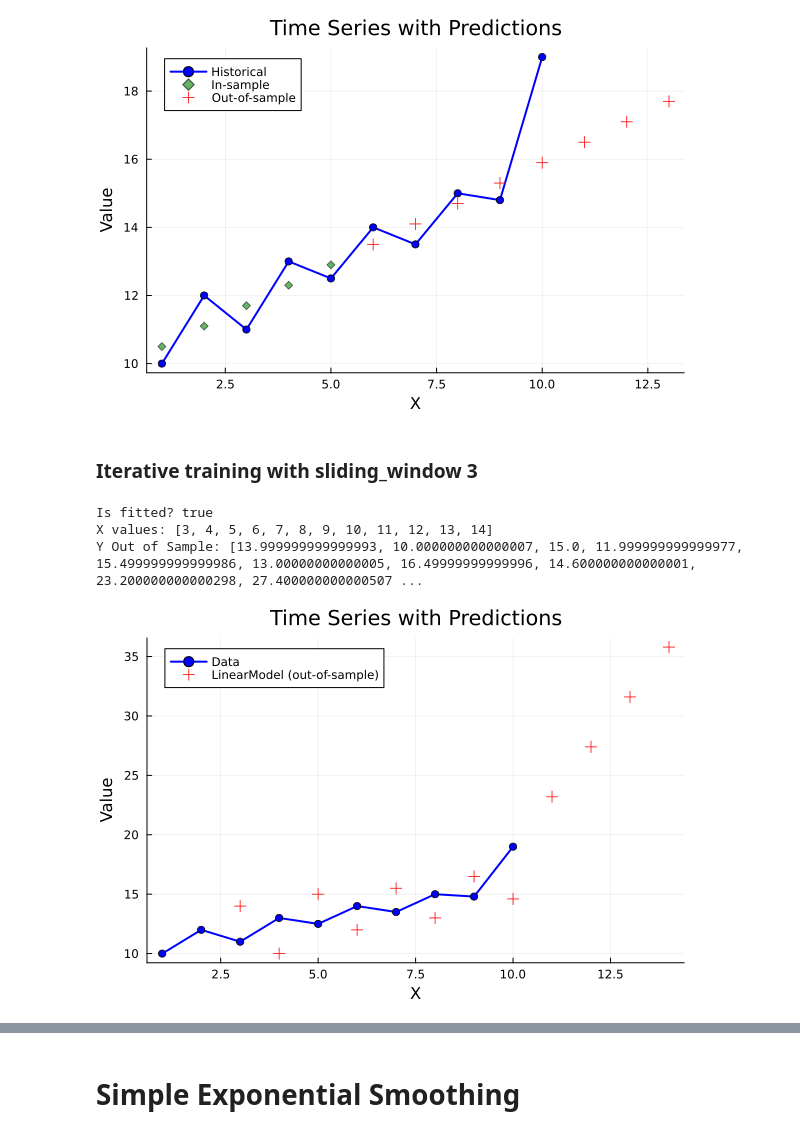
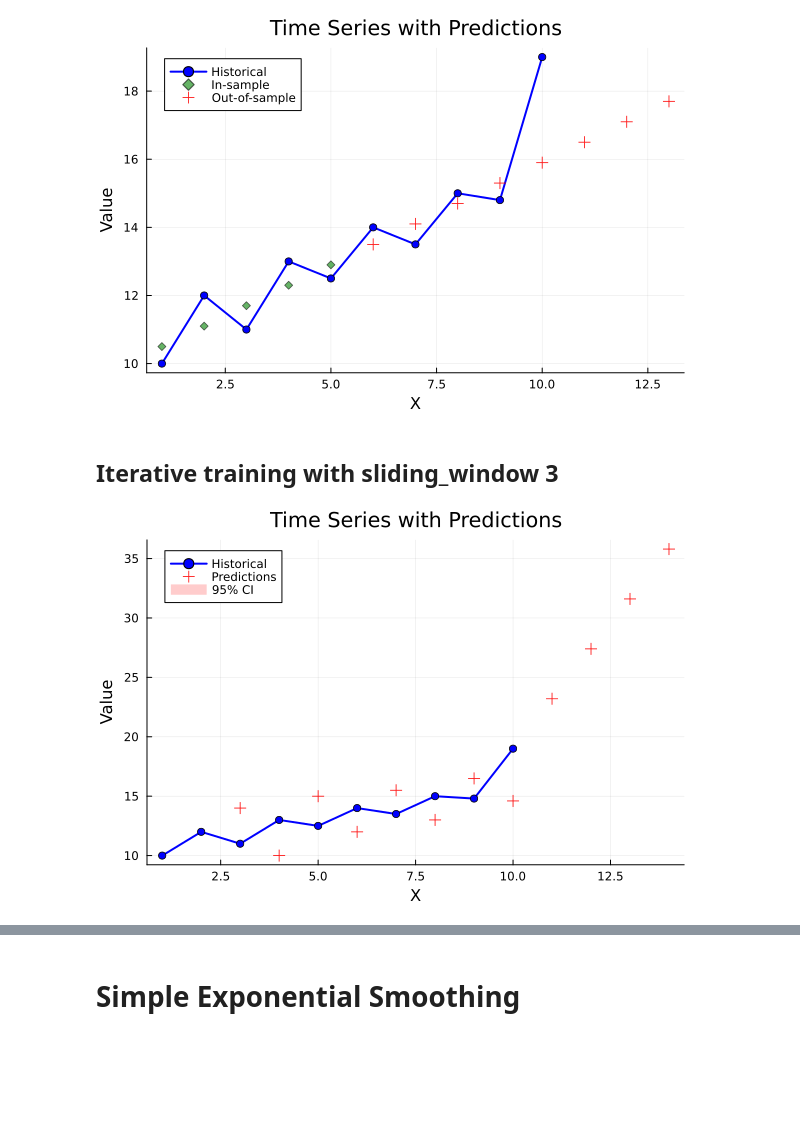
Before and after one commit to YannickGibson/TimeSeriesKit.jl, a Jupyter notebook: examples/models.ipynb, the cells around one changed output, grey strips where cells are left out. Cells and saved outputs as stored; diff of their text form; code cells hidden in the pictures; blank space fills up the shorter version.

```diff
--- a/examples/models.ipynb
+++ b/examples/models.ipynb
@@ -35,24 +35,18 @@ X Out of Sample: [6, 7, 8, 9, 10, 11, 12, 13]
 Y Out of Sample: [13.500000000000002, 14.100000000000001, 14.700000000000003, 15.300000000000002, 15.900000000000002, 16.500000000000004, 17.1, 17.700000000000003]
 [figure]
 # %% [markdown]
-### Iterative training  with sliding_window 3
+## Iterative training  with sliding_window 3
 # %%
 
 # Fit a linear model
 model_linear = LinearModel(sliding_window=2)
 fit(model_linear, ts)
 
-println("Is fitted? $(is_fitted(model_linear))")
 
 # Or predict at specific x values
-out_of_sample = iterative_predict(model_linear, ts, 4)
-println("X values: $(out_of_sample.timestamps)")
-println("Y Out of Sample: $(out_of_sample.values)")
+out_of_sample = iterative_predict(model_linear, ts, 4; return_uncertainty=true)
 
 # Plot the forecast with predictions (TimeSeries)
-plot_timeseries(ts, out_of_sample)
+plot_timeseries(ts, out_of_sample, confidence_level=0.95)
 # %% [output]
-Is fitted? true
-X values: [3, 4, 5, 6, 7, 8, 9, 10, 11, 12, 13, 14]
-Y Out of Sample: [13.999999999999993, 10.000000000000007, 15.0, 11.999999999999977, 15.499999999999986, 13.00000000000005, 16.49999999999996, 14.600000000000001, 23.200000000000298, 27.400000000000507 ...
-[figure, old version]
+[figure, new version]
```
Also changed, not shown: parts of 8 cells of this notebook, 15 other files.
